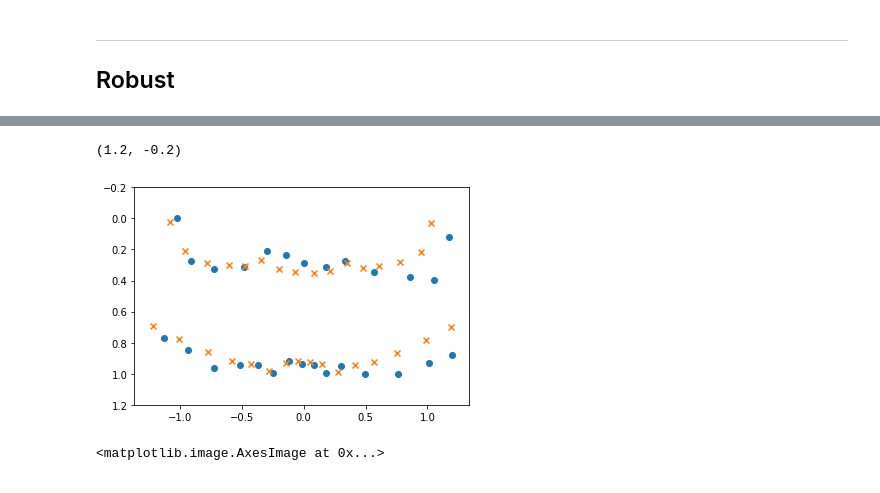
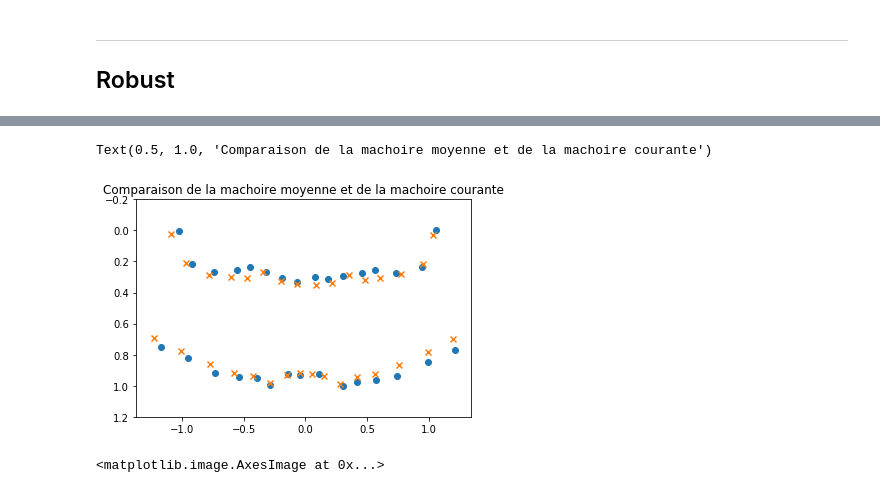
Before and after one commit to aymericq/dental_numbering, a Jupyter notebook: basin_hopping_reel.ipynb, the cells around one changed output, grey strips where cells are left out. Drawn from its saved outputs; the diff is of its cells as text; code cells hidden in the pictures.

```diff
--- a/basin_hopping_reel.ipynb
+++ b/basin_hopping_reel.ipynb
@@ -6,8 +6,8 @@ import skimage
 import IPython.display as disp
 from math import floor
 # %%
-# DATASET_PATH = "/home/quesneay/mohit/final/dataset_cat/separated/mask/"
-DATASET_PATH = "/home/aymeric/OMA/projet_rech/dataset/mask/"
+DATASET_PATH = "/home/quesneay/mohit/final/dataset_cat/separated/mask/"
+# DATASET_PATH = "/home/aymeric/OMA/projet_rech/dataset/mask/"
 # %%
 def display_progress(i, maxi, length):
     disp.display('[' + "".join(
@@ -237,14 +231,15 @@ plt.scatter(mean[:,0], mean[:,1])
 # %%
-tooth_ind = 0
+tooth_ind = 2
 img = plt.imread(DATASET_PATH + '/' + not_32_teeth[tooth_ind])
 transf, _, _ = transform_robust(np.array(CoMs[not_32_teeth[tooth_ind]]))
 # %%
 plt.scatter(transf[:,0], transf[:,1])
 plt.scatter(mean[:,0], mean[:,1], marker='x')
-plt.gca().set_ylim(1.2, -0.2)
+plt.gca().set_ylim(1.2, -0.2);
+plt.title("Comparaison de la machoire moyenne et de la machoire courante")
 # %% [output]
-(1.2, -0.2)
+Text(0.5, 1.0, 'Comparaison de la machoire moyenne et de la machoire courante')
-[figure, old version]
+[figure, new version]
 # %%
 plt.imshow(img)
 # %% [output]
```
Also changed, not shown: parts of 20 cells of this notebook.
